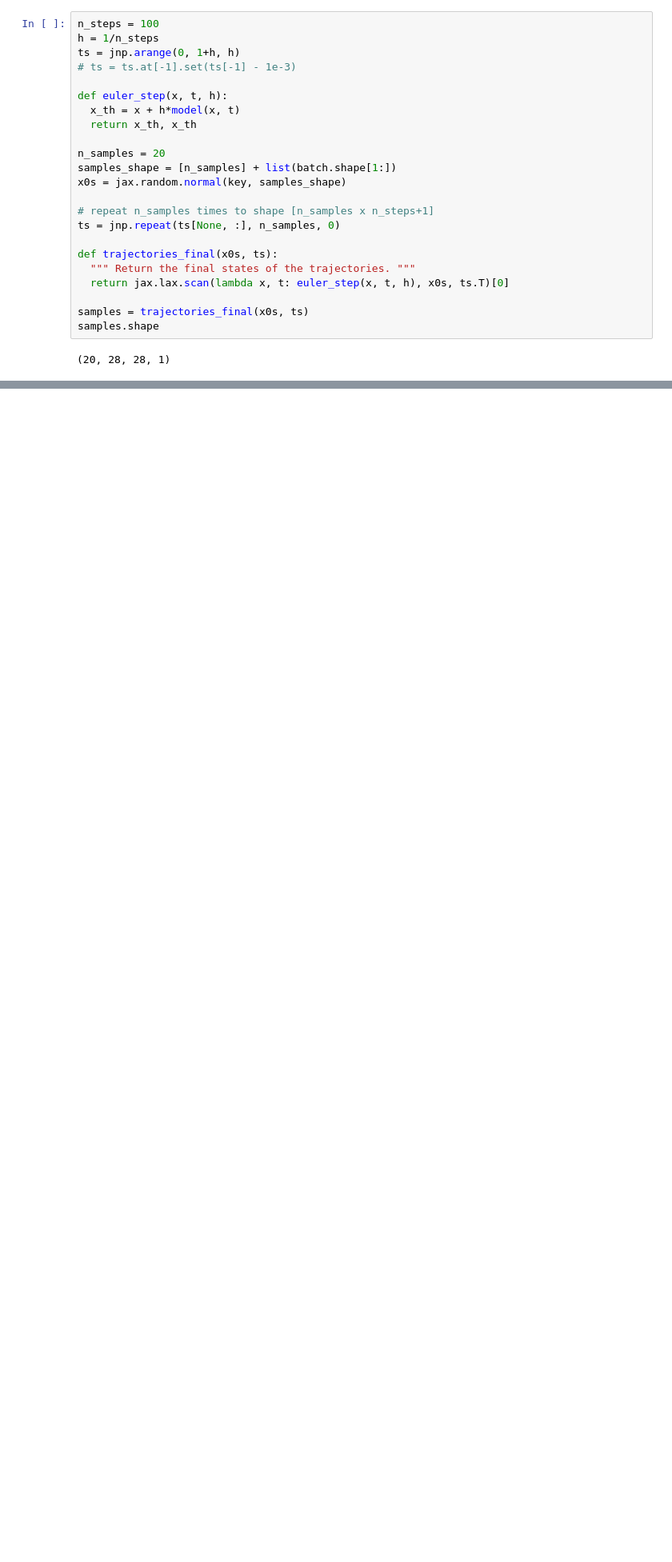
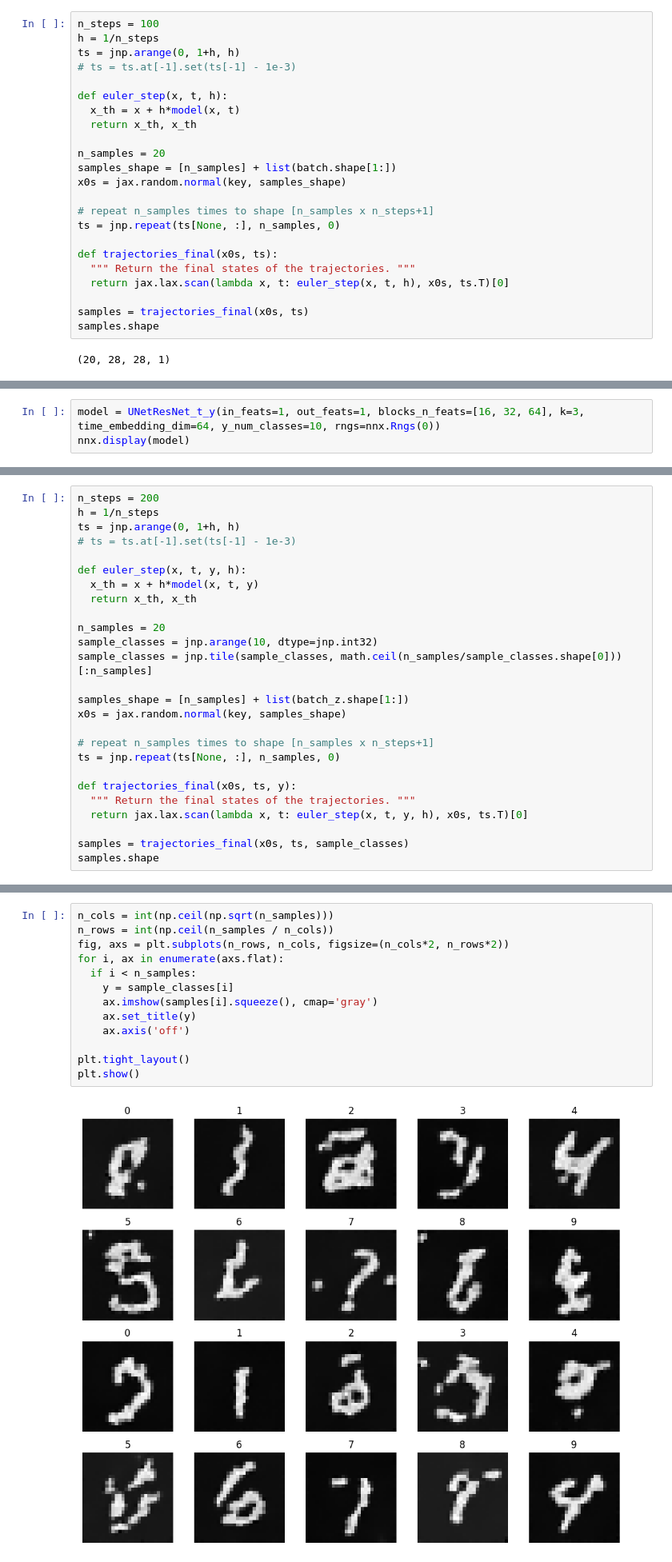
Before and after one commit to thelmn/quantfin_examples, a Jupyter notebook: flow-diffusion/training-flow-score-matching.ipynb, the cells around one changed output, grey strips where cells are left out. Shown at 80% size. Cells and saved outputs as stored; diff of their text form; blank space fills up the shorter version.

```diff
--- a/flow-diffusion/training-flow-score-matching.ipynb
+++ b/flow-diffusion/training-flow-score-matching.ipynb
@@ -545,0 +802,3 @@ plt.show()
+# %%
+model = UNetResNet_t_y(in_feats=1, out_feats=1, blocks_n_feats=[16, 32, 64], k=3, time_embedding_dim=64, y_num_classes=10, rngs=nnx.Rngs(0))
+nnx.display(model)
@@ -545,0 +929,26 @@ plt.show()
+# %%
+n_steps = 200
+h = 1/n_steps
+ts = jnp.arange(0, 1+h, h)
+# ts = ts.at[-1].set(ts[-1] - 1e-3)
+
+def euler_step(x, t, y, h):
+  x_th = x + h*model(x, t, y)
+  return x_th, x_th
+
+n_samples = 20
+sample_classes = jnp.arange(10, dtype=jnp.int32)
+sample_classes = jnp.tile(sample_classes, math.ceil(n_samples/sample_classes.shape[0]))[:n_samples]
+
+samples_shape = [n_samples] + list(batch_z.shape[1:])
+x0s = jax.random.normal(key, samples_shape)
+
+# repeat n_samples times to shape [n_samples x n_steps+1]
+ts = jnp.repeat(ts[None, :], n_samples, 0)
+
+def trajectories_final(x0s, ts, y):
+  """ Return the final states of the trajectories. """
+  return jax.lax.scan(lambda x, t: euler_step(x, t, y, h), x0s, ts.T)[0]
+
+samples = trajectories_final(x0s, ts, sample_classes)
+samples.shape
@@ -545,0 +957,15 @@ plt.show()
+# %%
+n_cols = int(np.ceil(np.sqrt(n_samples)))
+n_rows = int(np.ceil(n_samples / n_cols))
+fig, axs = plt.subplots(n_rows, n_cols, figsize=(n_cols*2, n_rows*2))
+for i, ax in enumerate(axs.flat):
+  if i < n_samples:
+    y = sample_classes[i]
+    ax.imshow(samples[i].squeeze(), cmap='gray')
+    ax.set_title(y)
+    ax.axis('off')
+
+plt.tight_layout()
+plt.show()
+# %% [output]
+[figure, added]
```
Also changed, not shown: parts of 38 cells of this notebook.
